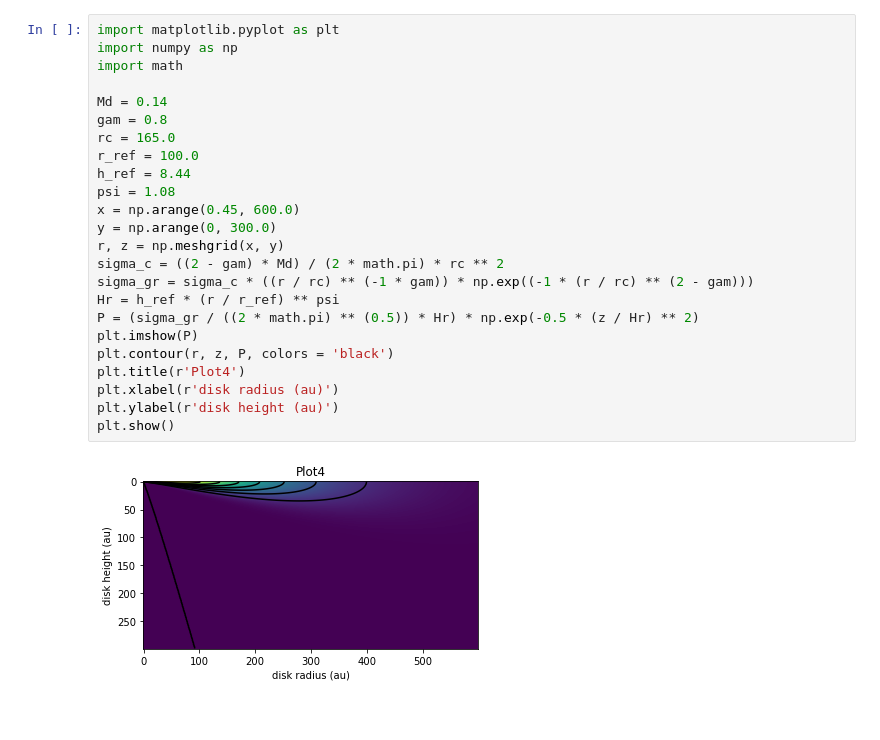
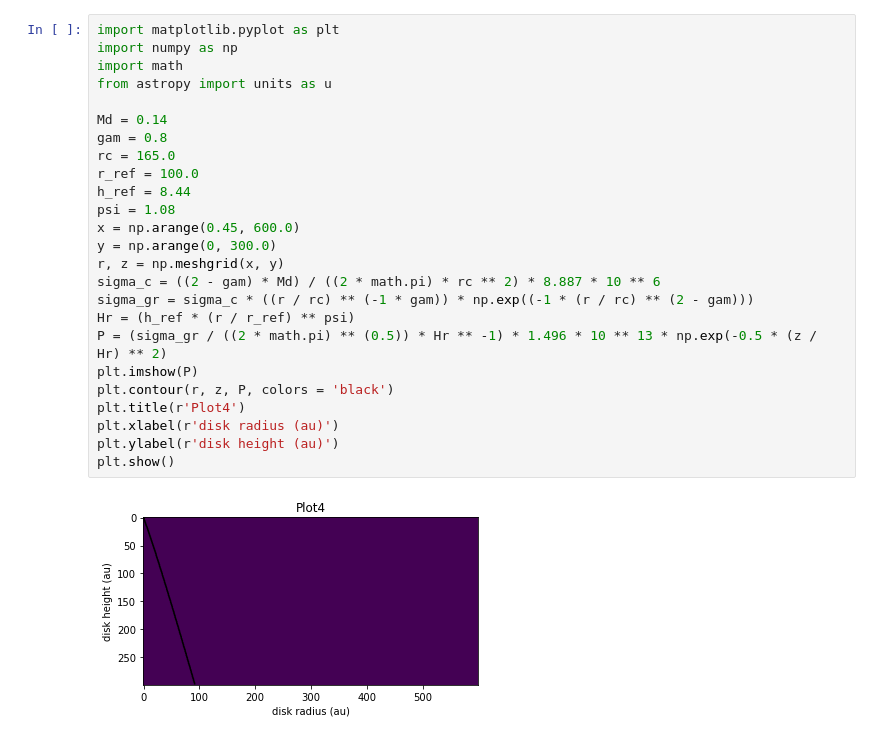
Before and after one commit to feilongm/Notebooks, a Jupyter notebook: notebooks/Plots.ipynb, the cells around one changed output. Drawn from its saved outputs; the diff is of its cells as text.

```diff
--- a/notebooks/Plots.ipynb
+++ b/notebooks/Plots.ipynb
@@ -38,26 +68,27 @@ plt.show()
 # %%
 import matplotlib.pyplot as plt
 import numpy as np
 import math
+from astropy import units as u
 
 Md = 0.14
 gam = 0.8
 rc = 165.0
 r_ref = 100.0
 h_ref = 8.44
 psi = 1.08
 x = np.arange(0.45, 600.0)
 y = np.arange(0, 300.0)
 r, z = np.meshgrid(x, y)
-sigma_c = ((2 - gam) * Md) / (2 * math.pi) * rc ** 2
+sigma_c = ((2 - gam) * Md) / ((2 * math.pi) * rc ** 2) * 8.887 * 10 ** 6
 sigma_gr = sigma_c * ((r / rc) ** (-1 * gam)) * np.exp((-1 * (r / rc) ** (2 - gam)))
-Hr = h_ref * (r / r_ref) ** psi
-P = (sigma_gr / ((2 * math.pi) ** (0.5)) * Hr) * np.exp(-0.5 * (z / Hr) ** 2)
+Hr = (h_ref * (r / r_ref) ** psi)
+P = (sigma_gr / ((2 * math.pi) ** (0.5)) * Hr ** -1) * 1.496 * 10 ** 13 * np.exp(-0.5 * (z / Hr) ** 2)
 plt.imshow(P)
 plt.contour(r, z, P, colors = 'black')
 plt.title(r'Plot4')
 plt.xlabel(r'disk radius (au)')
 plt.ylabel(r'disk height (au)')
 plt.show()
 # %% [output]
-[figure, old version]
+[figure, new version]
```
Also changed, not shown: parts of 2 cells of this notebook.
